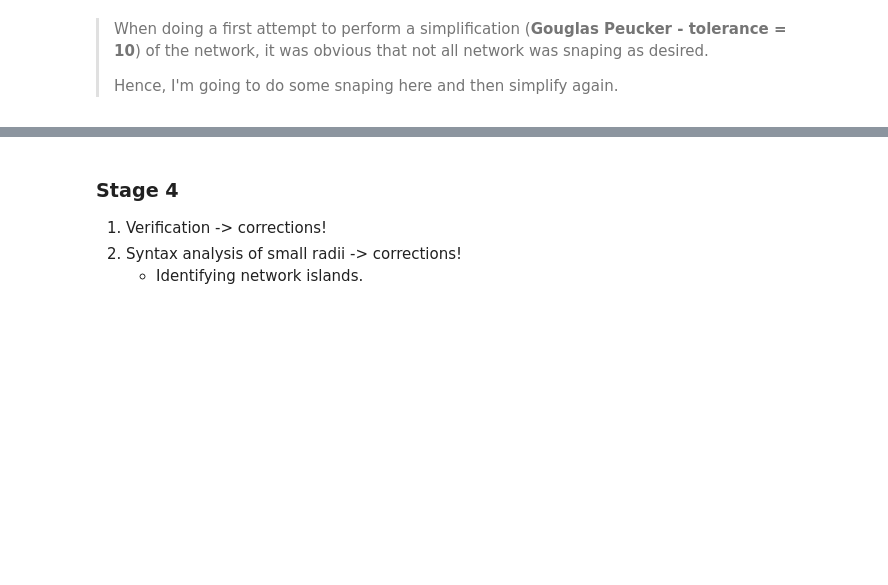
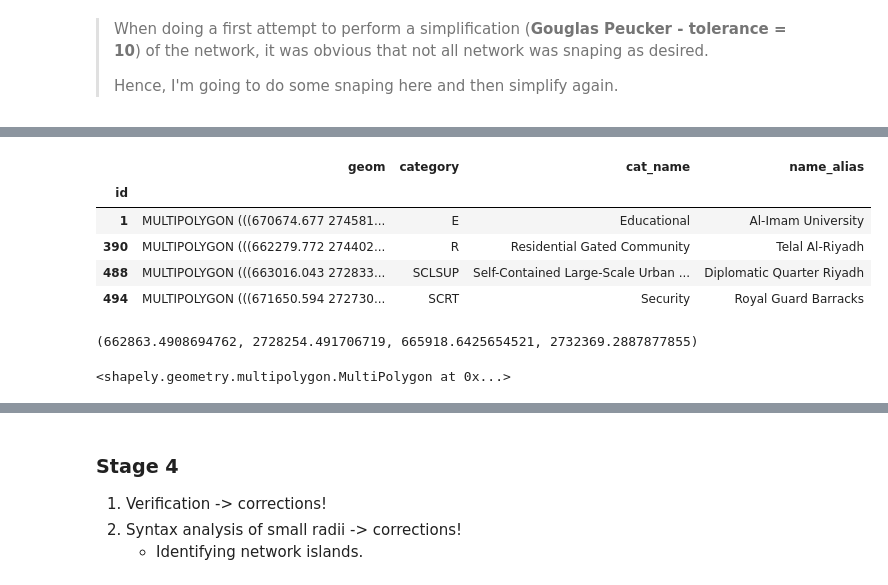
Before and after one commit to gregmaya/Riyadh_modeling, a Jupyter notebook: 1_Geometry_Manipulation.ipynb, the cells around one changed output, grey strips where cells are left out. Saved outputs shown, nothing was run; the diff lists cells and outputs as text; code cells hidden in the pictures; blank space fills up the shorter version.

```diff
--- a/1_Geometry_Manipulation.ipynb
+++ b/1_Geometry_Manipulation.ipynb
@@ -562,0 +603,19 @@ net_pysnap5.head()
+# %%
+#selecting the desired zoom based on one of the focus areas
+mask = campus.name_alias.notnull()
+campus.loc[mask]
+#decided to go for ID : 488
+# %% [output]
+|  | geom | category | cat_name | name_alias |
+| id |  |  |  |  |
+| 1 | MULTIPOLYGON (((670674.677 274581... | E | Educational | Al-Imam University |
+| 390 | MULTIPOLYGON (((662279.772 274402... | R | Residential Gated Community | Telal Al-Riyadh |
+| 488 | MULTIPOLYGON (((663016.043 272833... | SCLSUP | Self-Contained Large-Scale Urban ... | Diplomatic Quarter Riyadh |
+| 494 | MULTIPOLYGON (((671650.594 272730... | SCRT | Security | Royal Guard Barracks |
+# %%
+#finding extents
+print(campus.loc[488,"geom"].bounds)
+campus.loc[488,"geom"]
+# %% [output]
+(662863.4908694762, 2728254.491706719, 665918.6425654521, 2732369.2887877855)
+<shapely.geometry.multipolygon.MultiPolygon at 0x...>
```
Also changed, not shown: parts of 20 cells of this notebook, 16 other files.
